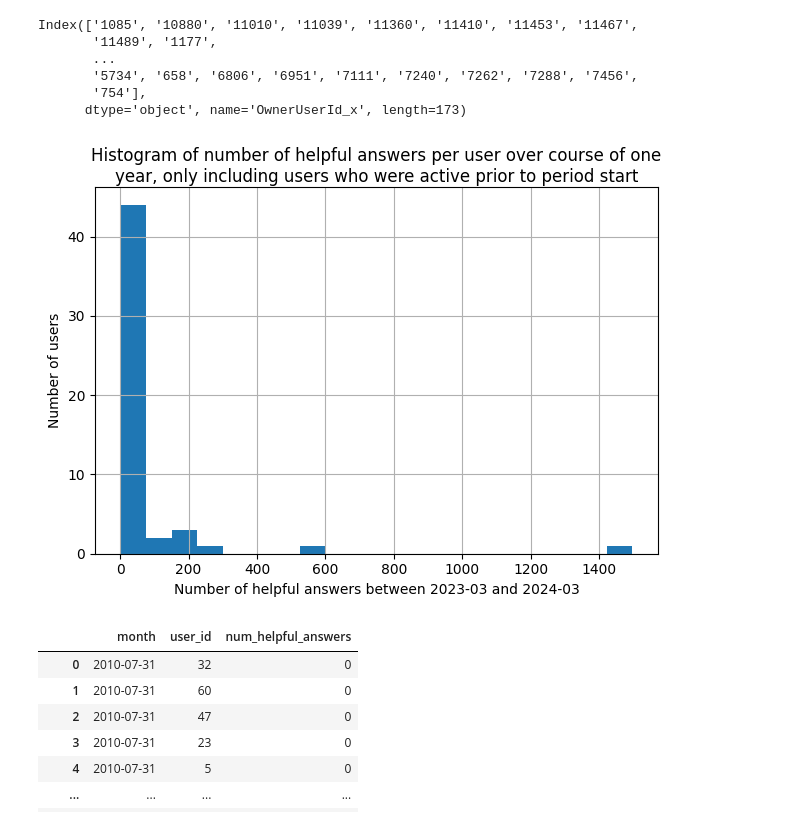
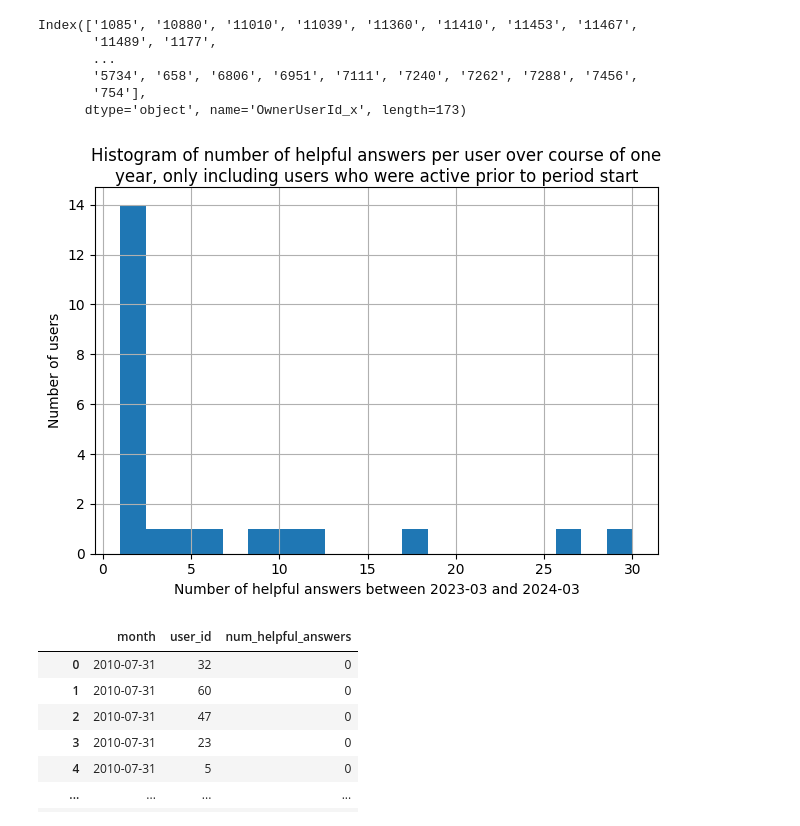
Before and after one commit to isaacbacker/GroupPres_SDS, a Jupyter notebook: Notebooks/fsds25_ex_wk01d02.ipynb, the cells around one changed output. Cells and saved outputs as stored; diff of their text form; code cells hidden in the pictures.

```diff
--- a/Notebooks/fsds25_ex_wk01d02.ipynb
+++ b/Notebooks/fsds25_ex_wk01d02.ipynb
@@ -196,0 +236,3 @@ question_df = post_df[post_df['PostType'] == 'Q']
+# %%
+question_df['is_answered'] = question_df['AnswerCount'] > 0
+question_df['is_answered'].value_counts(normalize = True)
@@ -235,7 +280,7 @@ Name: proportion, dtype: float64
 # %% [markdown]
 # Examine helpfulness over time
 # %%
-helpful_answers = question_df[question_df['is_helpful']][['OwnerUserId_y', 'CreationDate_y']]
-helpful_answers['month'] = pd.to_datetime((helpful_answers['CreationDate_y'] - pd.offsets.MonthBegin(1)).dt.floor('D'))
+question_df['month'] = pd.to_datetime((question_df['CreationDate_y'] - pd.offsets.MonthBegin(1)).dt.floor('D'))
+helpful_answers = question_df[question_df['is_helpful']][['OwnerUserId_y', 'CreationDate_y', 'month']]
 helpful_answers
 # %% [output]
@@ -356,15 +409,16 @@ Index(['1085', '10880', '11010', '11039', '11360', '11410', '11453', '11467',
        '754'],
       dtype='object', name='OwnerUserId_x', length=173)
 # %%
-user_helpful_answer_count = helpful_answers[helpful_answers['OwnerUserId_y'].isin(included_users)].groupby('OwnerUserId_y').size().sort_values(ascending=False)
+last_year = helpful_answers[(helpful_answers['month'] >= '2023-03-01') & (helpful_answers['month'] <= '2024-03-01')]
+user_helpful_answer_count = last_year[last_year['OwnerUserId_y'].isin(included_users)].groupby('OwnerUserId_y').size().sort_values(ascending=False)
 user_helpful_answer_count.hist(bins=20)
 from matplotlib import pyplot as plt
 plt.xlabel(f'Number of helpful answers between {ma - pd.DateOffset(years=1):%Y-%m} and {ma:%Y-%m}')
 plt.ylabel('Number of users')
 plt.title('Histogram of number of helpful answers per user over course of one year, only including users who were active prior to period start', wrap=True)
 plt.tight_layout()
 # %% [output]
-[figure, old version]
+[figure, new version]
 # %%
 grouped.set_index([ 'month', 'OwnerUserId_y'])['num_helpful_answers'].reindex(index=cross, fill_value=0).reset_index().\
     rename(columns={'level_0': 'month', 'level_1': 'user_id'})
```
Also changed, not shown: parts of 17 cells of this notebook.
